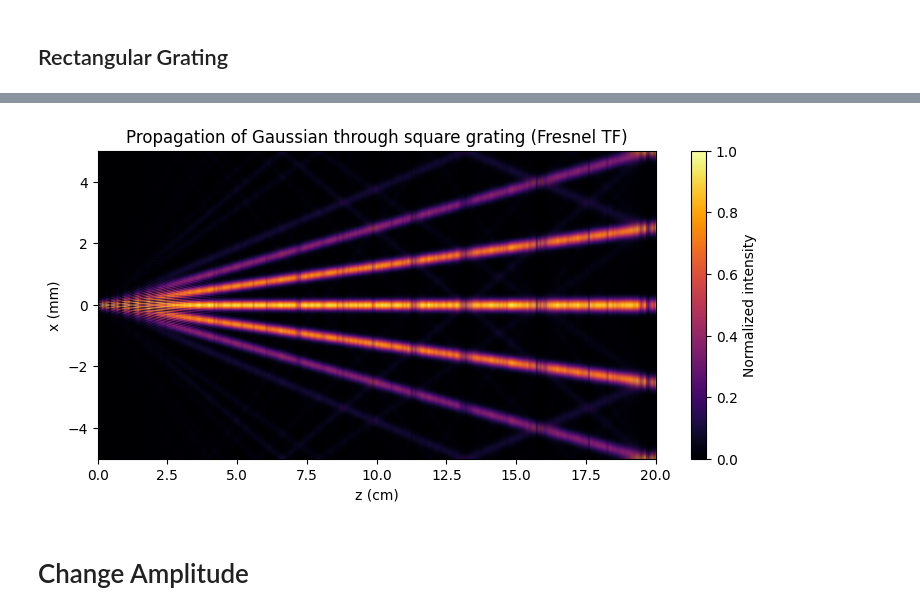
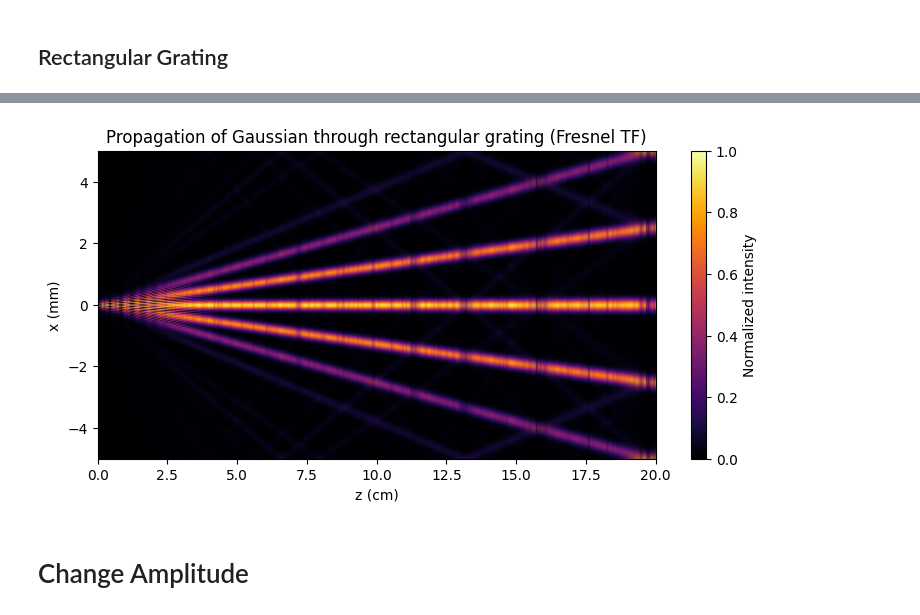
Before and after one commit to atlindburg/fourier-optics, a Jupyter notebook: notebooks/20251006-rectangular_gratings.ipynb, the cells around one changed output, grey strips where cells are left out. Drawn from its saved outputs; the diff is of its cells as text; code cells hidden in the pictures.

```diff
--- a/notebooks/20251006-rectangular_gratings.ipynb
+++ b/notebooks/20251006-rectangular_gratings.ipynb
@@ -90,23 +90,23 @@ plt.show()
 # %%
 # Multiply by grating mask
 E_after = E0 * G
 
 # Propagate with Fresnel using z_step
 I_map, z_vals = fo.z_step_1D(E_after, x, fo.fresnel_tf_1D,
                              wavelength, z_range=z_max, n_points=300)
 
 # Plot z-step intensity evolution
 plt.figure(figsize=(9,4))
 plt.imshow(I_map,
            extent=[z_vals[0]*100, z_vals[-1]*100, x[0]*1e3, x[-1]*1e3],
            aspect='auto', origin='lower', cmap='inferno')
 plt.xlabel("z (cm)")
 plt.ylabel("x (mm)")
-plt.title("Propagation of Gaussian through square grating (Fresnel TF)")
+plt.title("Propagation of Gaussian through rectangular grating (Fresnel TF)")
 plt.colorbar(label="Normalized intensity")
 plt.show()
 # %% [output]
-[figure, old version]
+[figure, new version]
 # %% [markdown]
 # Change Amplitude
 # %%
```
Also changed, not shown: parts of 2 cells of this notebook, 1 other file.
